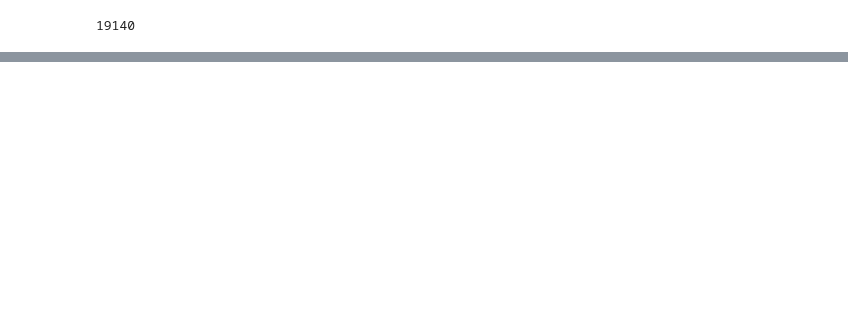
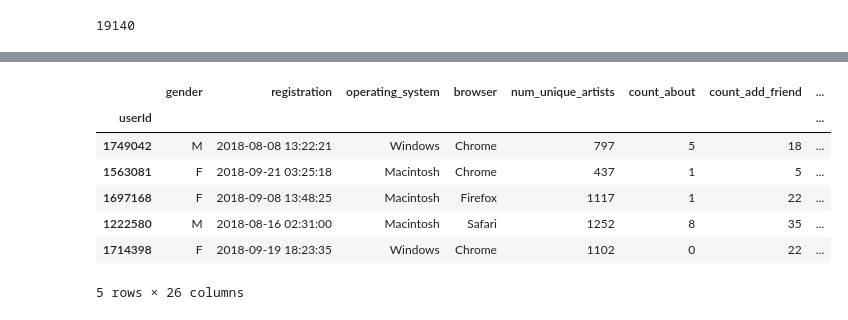
Before and after one commit to weichieh-chou/churn_competition, a Jupyter notebook: feature_engineering.ipynb, the cells around one changed output, grey strips where cells are left out. Drawn from its saved outputs; the diff is of its cells as text; code cells hidden in the pictures; blank space fills up the shorter version.

```diff
--- a/feature_engineering.ipynb
+++ b/feature_engineering.ipynb
@@ -81 +81,28 @@ df_users_base.sample(5)
 5 rows × 25 columns
+# %%
+# Build user lifecycle
+df_user_lifecycle = (
+    df_clean_churn.groupby("userId")["time"].max()
+    - df_clean_churn.groupby("userId")["registration"].min()
+)
+
+df_user_lifecycle = (
+    df_user_lifecycle
+    .reset_index(name="user_lifecycle")
+    .set_index("userId")
+)
+
+# Join
+df_users_base = df_users_base.join(df_user_lifecycle)
+df_users_base["user_lifecycle"] = df_users_base["user_lifecycle"].dt.days
+
+df_users_base.head()
+# %% [output]
+|  | gender | registration | operating_system | browser | num_unique_artists | count_about | count_add_friend | ... |
+| userId |  |  |  |  |  |  |  | ... |
+| 1749042 | M | 2018-08-08 13:22:21 | Windows | Chrome | 797 | 5 | 18 | ... |
+| 1563081 | F | 2018-09-21 03:25:18 | Macintosh | Chrome | 437 | 1 | 5 | ... |
+| 1697168 | F | 2018-09-08 13:48:25 | Macintosh | Firefox | 1117 | 1 | 22 | ... |
+| 1222580 | M | 2018-08-16 02:31:00 | Macintosh | Safari | 1252 | 8 | 35 | ... |
+| 1714398 | F | 2018-09-19 18:23:35 | Windows | Chrome | 1102 | 0 | 22 | ... |
+5 rows × 26 columns
```
Also changed, not shown: parts of 11 cells of this notebook.
